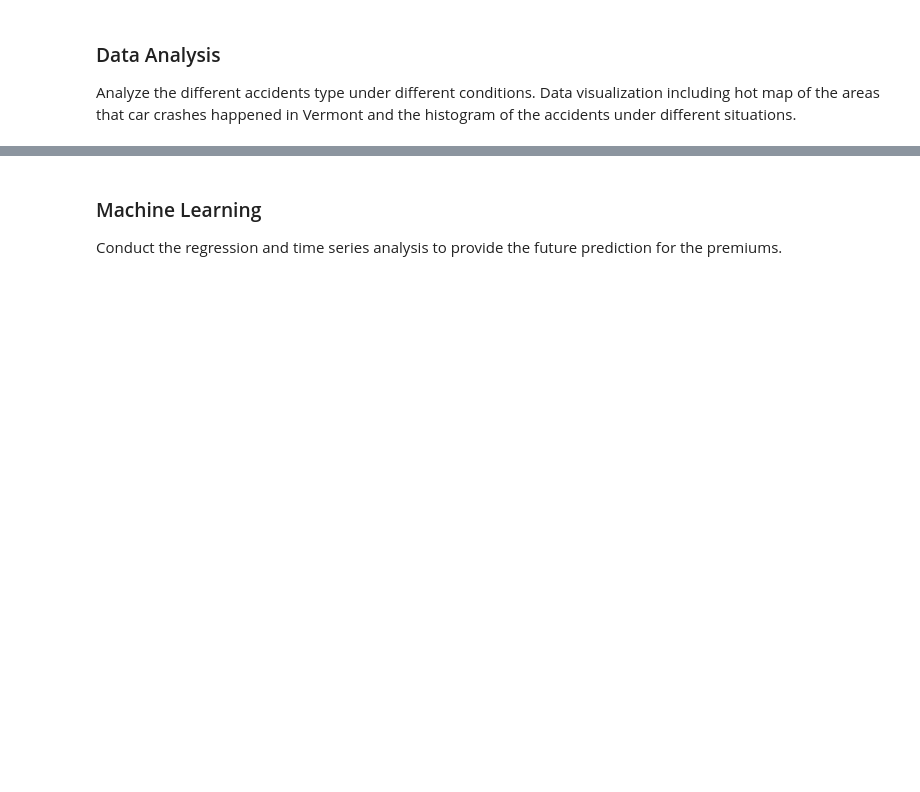
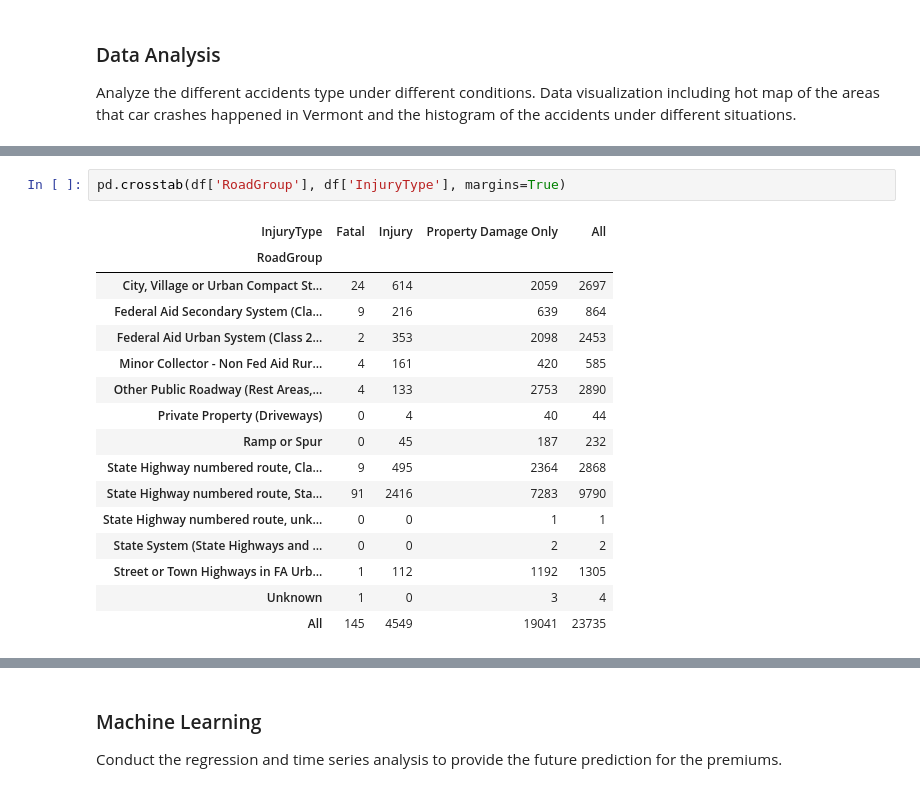
Before and after one commit to bmccxd/IST-5520-SP20-G1, a Jupyter notebook: Data Analysis-Group 1.ipynb, the cells around one changed output, grey strips where cells are left out. Saved outputs shown, nothing was run; the diff lists cells and outputs as text; blank space fills up the shorter version.

```diff
--- a/Data Analysis-Group 1.ipynb
+++ b/Data Analysis-Group 1.ipynb
@@ -148,0 +329,19 @@ Analyze the different accidents type under different conditions. Data visualizat
+# %%
+pd.crosstab(df['RoadGroup'], df['InjuryType'], margins=True)
+# %% [output]
+| InjuryType | Fatal | Injury | Property Damage Only | All |
+| RoadGroup |  |  |  |  |
+| City, Village or Urban Compact St... | 24 | 614 | 2059 | 2697 |
+| Federal Aid Secondary System (Cla... | 9 | 216 | 639 | 864 |
+| Federal Aid Urban System (Class 2... | 2 | 353 | 2098 | 2453 |
+| Minor Collector - Non Fed Aid Rur... | 4 | 161 | 420 | 585 |
+| Other Public Roadway (Rest Areas,... | 4 | 133 | 2753 | 2890 |
+| Private Property (Driveways) | 0 | 4 | 40 | 44 |
+| Ramp or Spur | 0 | 45 | 187 | 232 |
+| State Highway numbered route, Cla... | 9 | 495 | 2364 | 2868 |
+| State Highway numbered route, Sta... | 91 | 2416 | 7283 | 9790 |
+| State Highway numbered route, unk... | 0 | 0 | 1 | 1 |
+| State System (State Highways and ... | 0 | 0 | 2 | 2 |
+| Street or Town Highways in FA Urb... | 1 | 112 | 1192 | 1305 |
+| Unknown | 1 | 0 | 3 | 4 |
+| All | 145 | 4549 | 19041 | 23735 |
```
Also changed, not shown: parts of 17 cells of this notebook, 2 other files.
